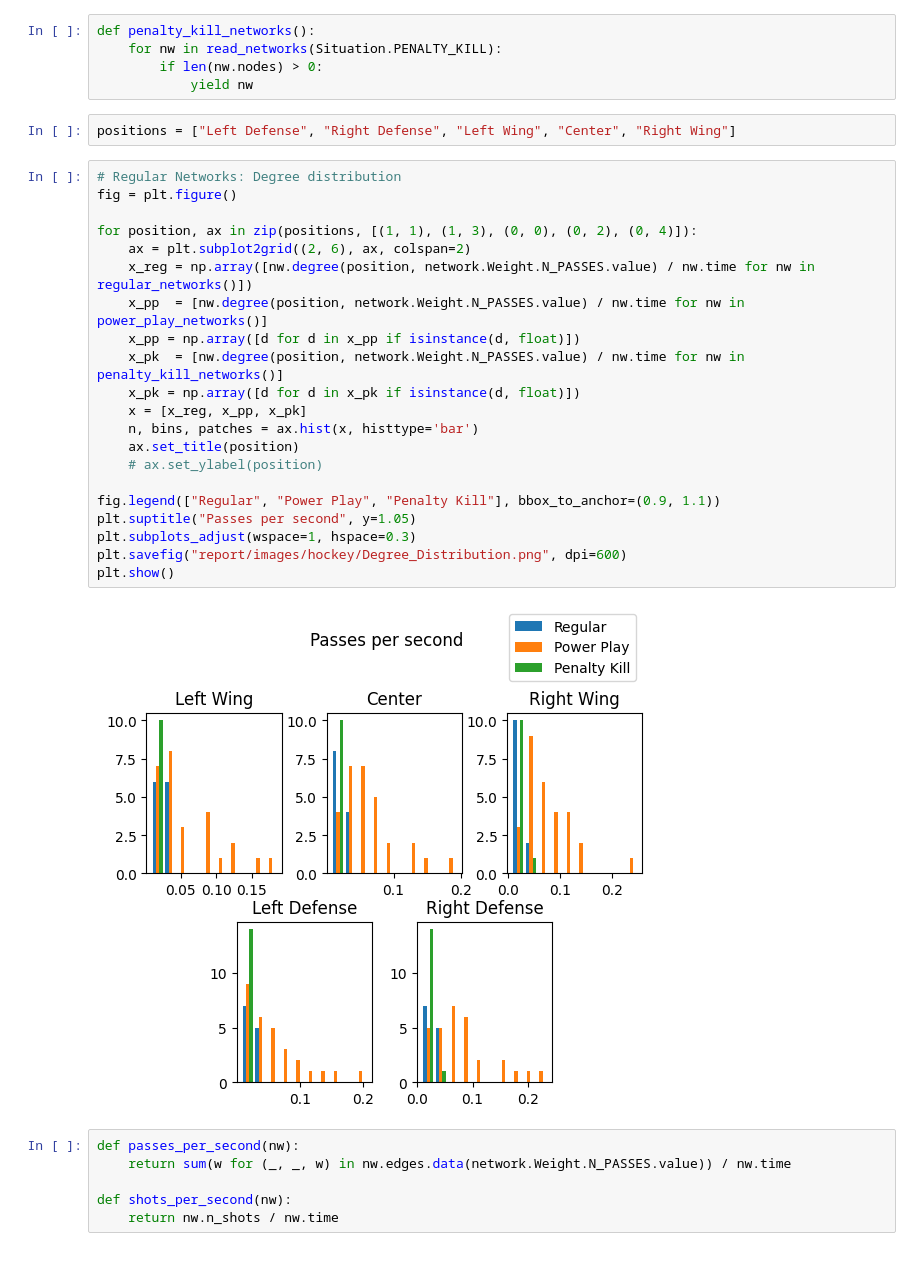
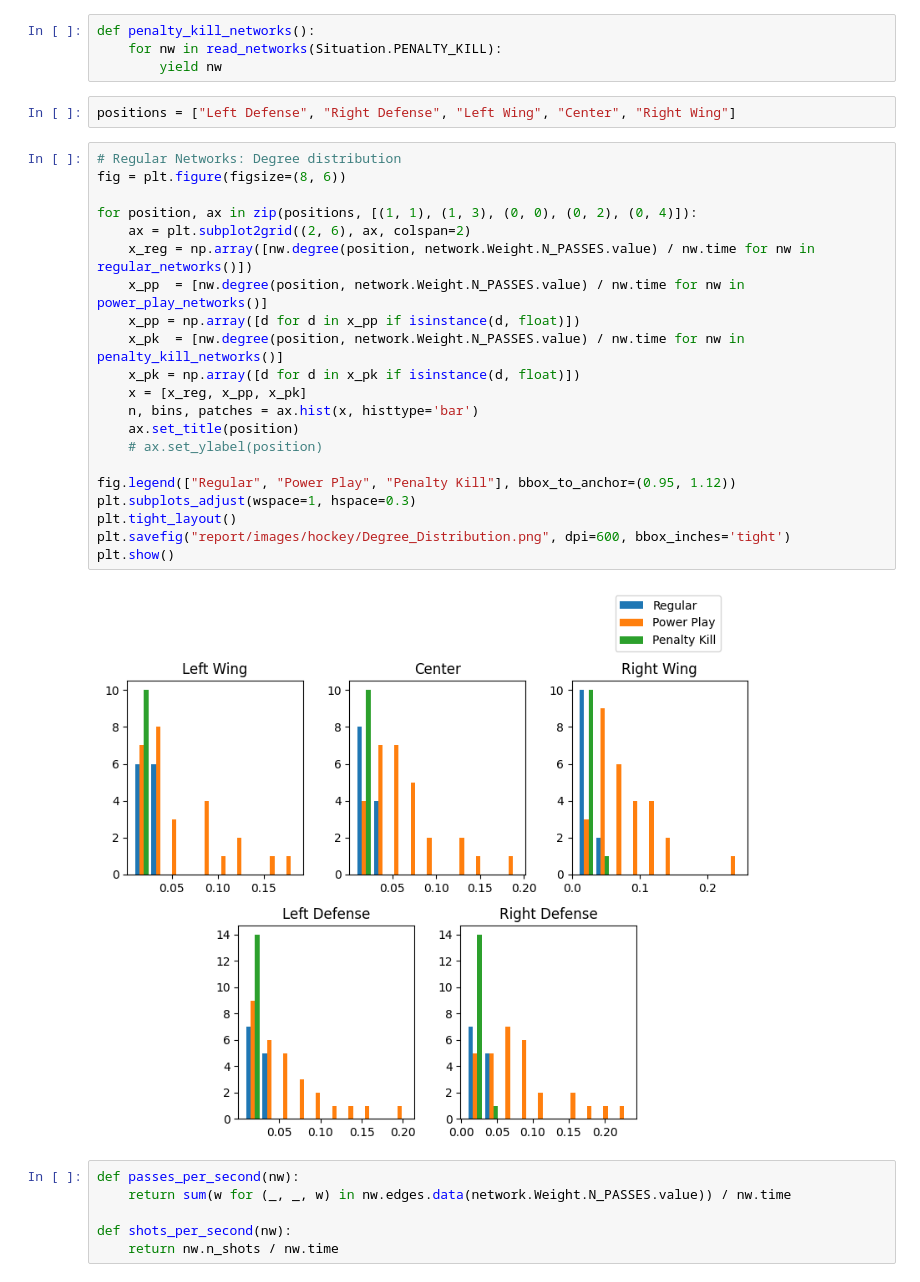
Before and after one commit to Herbsi/sport-networks, a Jupyter notebook: Network Statistics.ipynb, the cells around one changed output. Drawn from its saved outputs; the diff is of its cells as text.

```diff
--- a/Network Statistics.ipynb
+++ b/Network Statistics.ipynb
@@ -21,33 +21,32 @@ def power_play_networks():
 # %%
 def penalty_kill_networks():
     for nw in read_networks(Situation.PENALTY_KILL):
-        if len(nw.nodes) > 0:
-            yield nw
+        yield nw
 # %%
 positions = ["Left Defense", "Right Defense", "Left Wing", "Center", "Right Wing"]
 # %%
 # Regular Networks: Degree distribution
-fig = plt.figure()
+fig = plt.figure(figsize=(8, 6))
 
 for position, ax in zip(positions, [(1, 1), (1, 3), (0, 0), (0, 2), (0, 4)]):
     ax = plt.subplot2grid((2, 6), ax, colspan=2)
     x_reg = np.array([nw.degree(position, network.Weight.N_PASSES.value) / nw.time for nw in regular_networks()])
     x_pp  = [nw.degree(position, network.Weight.N_PASSES.value) / nw.time for nw in power_play_networks()]
     x_pp = np.array([d for d in x_pp if isinstance(d, float)])
     x_pk  = [nw.degree(position, network.Weight.N_PASSES.value) / nw.time for nw in penalty_kill_networks()]
     x_pk = np.array([d for d in x_pk if isinstance(d, float)])
     x = [x_reg, x_pp, x_pk]
     n, bins, patches = ax.hist(x, histtype='bar')
     ax.set_title(position)
     # ax.set_ylabel(position)
 
-fig.legend(["Regular", "Power Play", "Penalty Kill"], bbox_to_anchor=(0.9, 1.1))
-plt.suptitle("Passes per second", y=1.05)
+fig.legend(["Regular", "Power Play", "Penalty Kill"], bbox_to_anchor=(0.95, 1.12))
 plt.subplots_adjust(wspace=1, hspace=0.3)
-plt.savefig("report/images/hockey/Degree_Distribution.png", dpi=600)
+plt.tight_layout()
+plt.savefig("report/images/hockey/Degree_Distribution.png", dpi=600, bbox_inches='tight')
 plt.show()
 # %% [output]
-[figure, old version]
+[figure, new version]
 # %%
 def passes_per_second(nw):
     return sum(w for (_, _, w) in nw.edges.data(network.Weight.N_PASSES.value)) / nw.time
```
Also changed, not shown: parts of 2 cells of this notebook, 1 other file.
